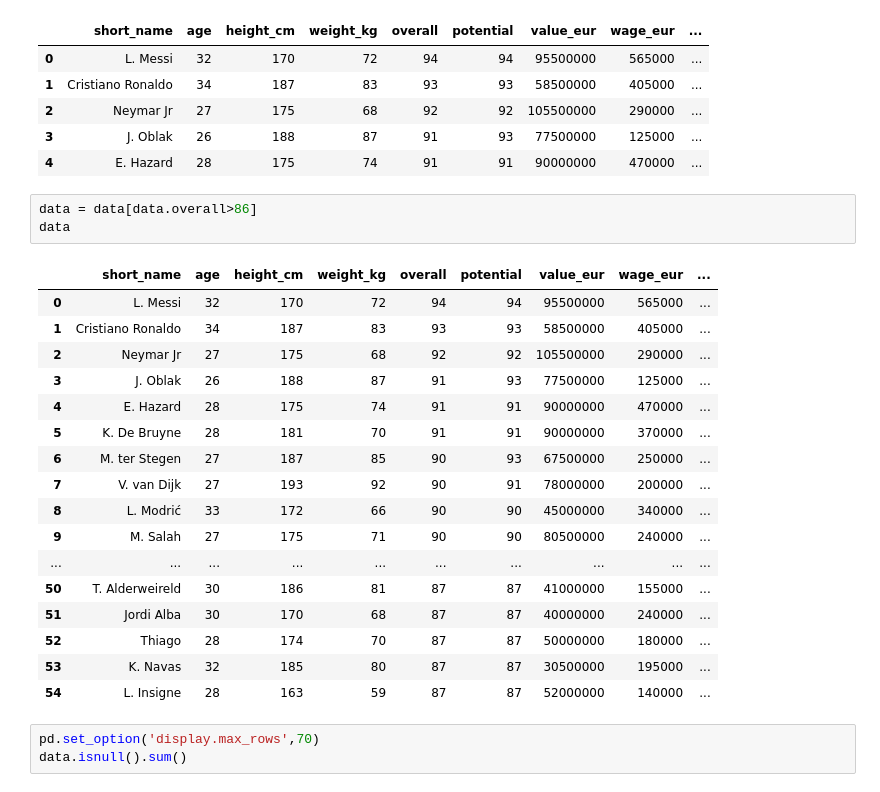
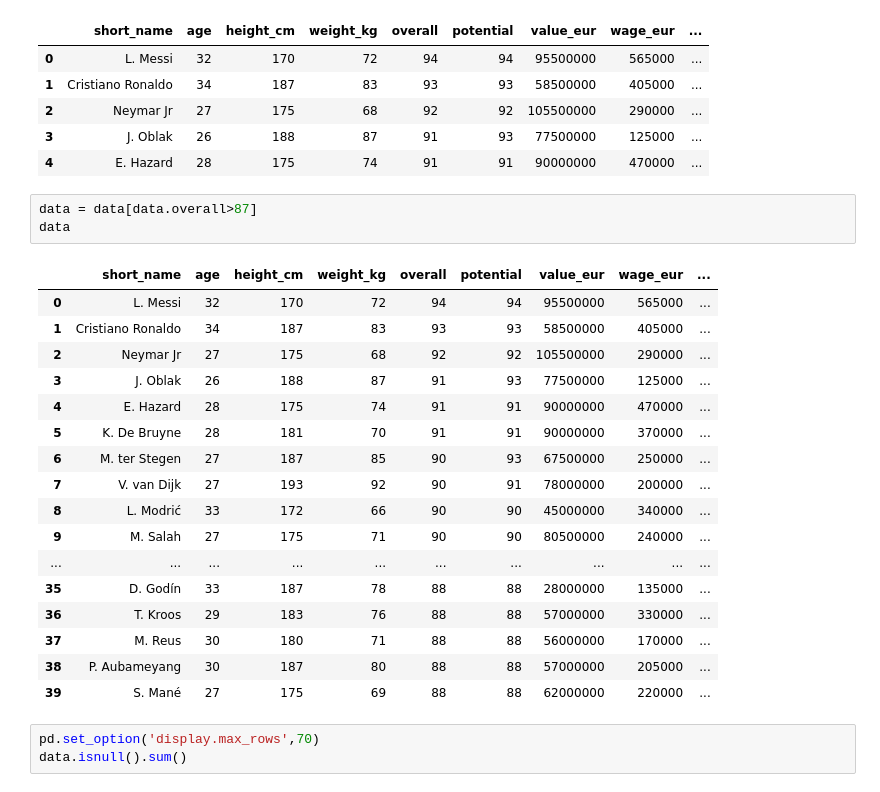
Before and after one commit to Akshay0145/FIFA20, a Jupyter notebook: K_Means_Clustering__FIFA20.ipynb, the cells around one changed output. Cells and saved outputs as stored; diff of their text form.

```diff
--- a/K_Means_Clustering__FIFA20.ipynb
+++ b/K_Means_Clustering__FIFA20.ipynb
@@ -77,26 +85,26 @@ data.head()
 | 3 | J. Oblak | 26 | 188 | 87 | 91 | 93 | 77500000 | 125000 | ... |
 | 4 | E. Hazard | 28 | 175 | 74 | 91 | 91 | 90000000 | 470000 | ... |
 # %%
-data = data[data.overall>86]
+data = data[data.overall>87]
 data
 # %% [output]
 |  | short_name | age | height_cm | weight_kg | overall | potential | value_eur | wage_eur | ... |
 | 0 | L. Messi | 32 | 170 | 72 | 94 | 94 | 95500000 | 565000 | ... |
 | 1 | Cristiano Ronaldo | 34 | 187 | 83 | 93 | 93 | 58500000 | 405000 | ... |
 | 2 | Neymar Jr | 27 | 175 | 68 | 92 | 92 | 105500000 | 290000 | ... |
 | 3 | J. Oblak | 26 | 188 | 87 | 91 | 93 | 77500000 | 125000 | ... |
 | 4 | E. Hazard | 28 | 175 | 74 | 91 | 91 | 90000000 | 470000 | ... |
 | 5 | K. De Bruyne | 28 | 181 | 70 | 91 | 91 | 90000000 | 370000 | ... |
 | 6 | M. ter Stegen | 27 | 187 | 85 | 90 | 93 | 67500000 | 250000 | ... |
 | 7 | V. van Dijk | 27 | 193 | 92 | 90 | 91 | 78000000 | 200000 | ... |
 | 8 | L. Modrić | 33 | 172 | 66 | 90 | 90 | 45000000 | 340000 | ... |
 | 9 | M. Salah | 27 | 175 | 71 | 90 | 90 | 80500000 | 240000 | ... |
 | ... | ... | ... | ... | ... | ... | ... | ... | ... | ... |
-| 50 | T. Alderweireld | 30 | 186 | 81 | 87 | 87 | 41000000 | 155000 | ... |
-| 51 | Jordi Alba | 30 | 170 | 68 | 87 | 87 | 40000000 | 240000 | ... |
-| 52 | Thiago | 28 | 174 | 70 | 87 | 87 | 50000000 | 180000 | ... |
-| 53 | K. Navas | 32 | 185 | 80 | 87 | 87 | 30500000 | 195000 | ... |
-| 54 | L. Insigne | 28 | 163 | 59 | 87 | 87 | 52000000 | 140000 | ... |
+| 35 | D. Godín | 33 | 187 | 78 | 88 | 88 | 28000000 | 135000 | ... |
+| 36 | T. Kroos | 29 | 183 | 76 | 88 | 88 | 57000000 | 330000 | ... |
+| 37 | M. Reus | 30 | 180 | 71 | 88 | 88 | 56000000 | 170000 | ... |
+| 38 | P. Aubameyang | 30 | 187 | 80 | 88 | 88 | 57000000 | 205000 | ... |
+| 39 | S. Mané | 27 | 175 | 69 | 88 | 88 | 62000000 | 220000 | ... |
 # %%
 pd.set_option('display.max_rows',70)
 data.isnull().sum()
```
Also changed, not shown: parts of 5 cells of this notebook.
